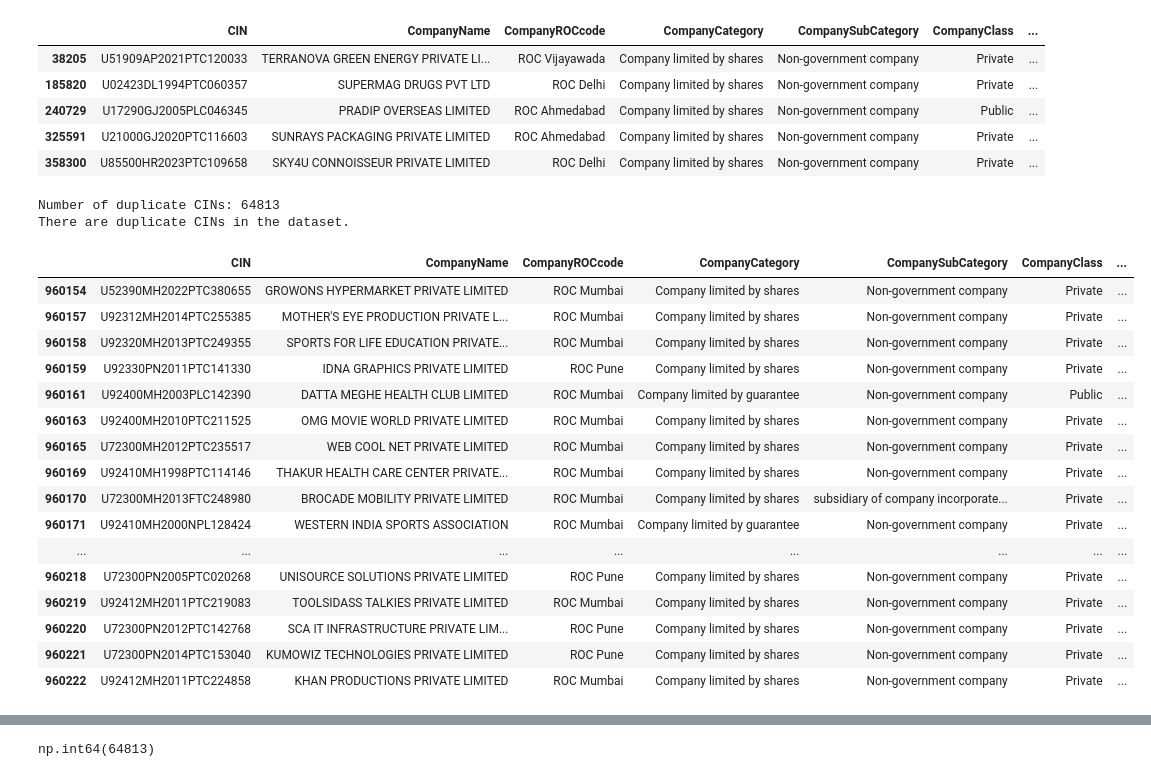
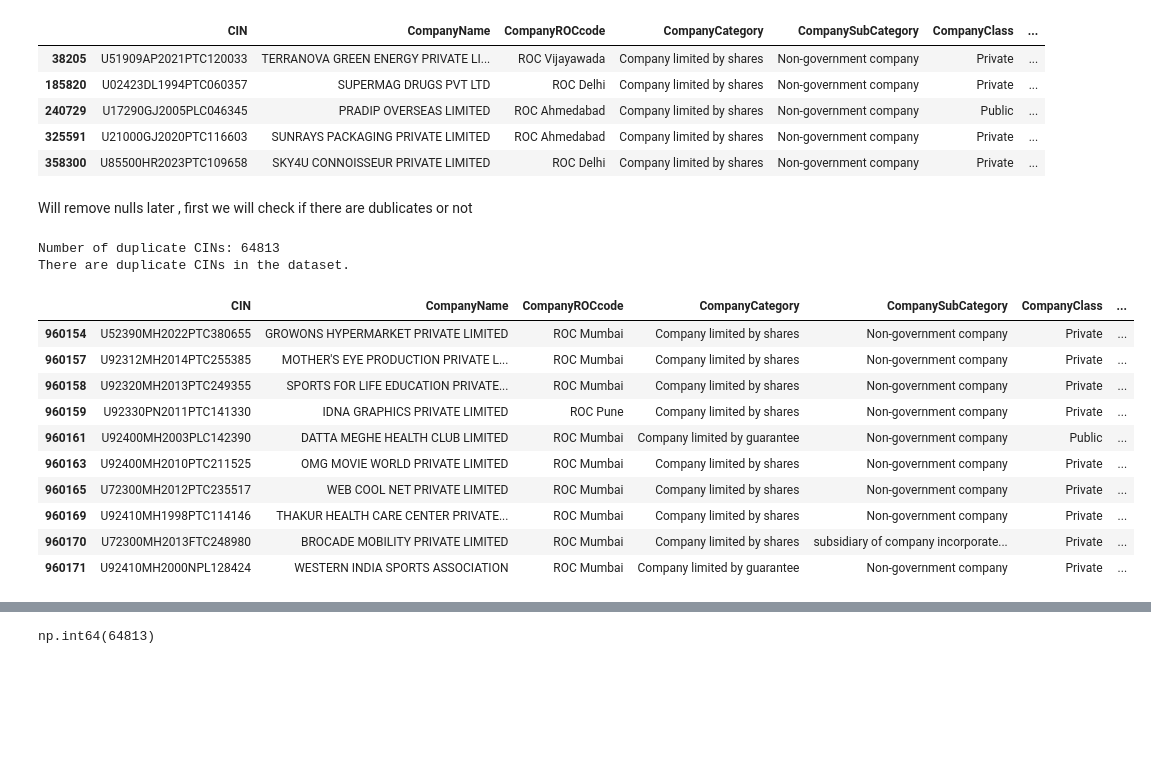
Before and after one commit to pi-mishra/Business-Formation-Trends-Market-Segmentation-for-Compliance-Services-in-India, a Jupyter notebook: analysis.ipynb, the cells around one changed output, grey strips where cells are left out. Drawn from its saved outputs; the diff is of its cells as text; code cells hidden in the pictures; blank space fills up the shorter version.

```diff
--- a/analysis.ipynb
+++ b/analysis.ipynb
@@ -16,7 +34,7 @@ import matplotlib.ticker as mticker
 # %% [markdown]
 ## 📂 Data ingestion and data prepration
 # %%
-folder_path = R"D:\Downloads\MCA Data"
+folder_path = R"D:\Downloads\Python projects\MCA Data\DATA"
 
 csv_files = [f for f in os.listdir(folder_path) if f.endswith('.csv')]
 print(f"Total CSV files: {len(csv_files)}")
@@ -165,6 +188,8 @@ nulls.head()
 | 240729 | U17290GJ2005PLC046345 | PRADIP OVERSEAS LIMITED | ROC Ahmedabad | Company limited by shares | Non-government company | Public | ... |
 | 325591 | U21000GJ2020PTC116603 | SUNRAYS PACKAGING PRIVATE LIMITED | ROC Ahmedabad | Company limited by shares | Non-government company | Private | ... |
 | 358300 | U85500HR2023PTC109658 | SKY4U CONNOISSEUR PRIVATE LIMITED | ROC Delhi | Company limited by shares | Non-government company | Private | ... |
+# %% [markdown]
+Will remove nulls later , first we will check if there are dublicates or not
 # %%
 # Check for duplicates in the 'CIN' column
 duplicate_count = merged_df['CIN'].duplicated().sum()
@@ -179,25 +204,19 @@ Number of duplicate CINs: 64813
 There are duplicate CINs in the dataset.
 # %%
 duplicated_cin_df = merged_df[merged_df['CIN'].duplicated(keep=False)]
-duplicated_cin_df.head(50)
+duplicated_cin_df.head(10)
 # %% [output]
 |  | CIN | CompanyName | CompanyROCcode | CompanyCategory | CompanySubCategory | CompanyClass | ... |
 | 960154 | U52390MH2022PTC380655 | GROWONS HYPERMARKET PRIVATE LIMITED | ROC Mumbai | Company limited by shares | Non-government company | Private | ... |
 | 960157 | U92312MH2014PTC255385 | MOTHER'S EYE PRODUCTION PRIVATE L... | ROC Mumbai | Company limited by shares | Non-government company | Private | ... |
 | 960158 | U92320MH2013PTC249355 | SPORTS FOR LIFE EDUCATION PRIVATE... | ROC Mumbai | Company limited by shares | Non-government company | Private | ... |
 | 960159 | U92330PN2011PTC141330 | IDNA GRAPHICS PRIVATE LIMITED | ROC Pune | Company limited by shares | Non-government company | Private | ... |
 | 960161 | U92400MH2003PLC142390 | DATTA MEGHE HEALTH CLUB LIMITED | ROC Mumbai | Company limited by guarantee | Non-government company | Public | ... |
 | 960163 | U92400MH2010PTC211525 | OMG MOVIE WORLD PRIVATE LIMITED | ROC Mumbai | Company limited by shares | Non-government company | Private | ... |
 | 960165 | U72300MH2012PTC235517 | WEB COOL NET PRIVATE LIMITED | ROC Mumbai | Company limited by shares | Non-government company | Private | ... |
 | 960169 | U92410MH1998PTC114146 | THAKUR HEALTH CARE CENTER PRIVATE... | ROC Mumbai | Company limited by shares | Non-government company | Private | ... |
 | 960170 | U72300MH2013FTC248980 | BROCADE MOBILITY PRIVATE LIMITED | ROC Mumbai | Company limited by shares | subsidiary of company incorporate... | Private | ... |
 | 960171 | U92410MH2000NPL128424 | WESTERN INDIA SPORTS ASSOCIATION | ROC Mumbai | Company limited by guarantee | Non-government company | Private | ... |
-| ... | ... | ... | ... | ... | ... | ... | ... |
-| 960218 | U72300PN2005PTC020268 | UNISOURCE SOLUTIONS PRIVATE LIMITED | ROC Pune | Company limited by shares | Non-government company | Private | ... |
-| 960219 | U92412MH2011PTC219083 | TOOLSIDASS TALKIES PRIVATE LIMITED | ROC Mumbai | Company limited by shares | Non-government company | Private | ... |
-| 960220 | U72300PN2012PTC142768 | SCA IT INFRASTRUCTURE PRIVATE LIM... | ROC Pune | Company limited by shares | Non-government company | Private | ... |
-| 960221 | U72300PN2014PTC153040 | KUMOWIZ TECHNOLOGIES PRIVATE LIMITED | ROC Pune | Company limited by shares | Non-government company | Private | ... |
-| 960222 | U92412MH2011PTC224858 | KHAN PRODUCTIONS PRIVATE LIMITED | ROC Mumbai | Company limited by shares | Non-government company | Private | ... |
 # %%
 # Sort duplicated_cin_df by CIN to group duplicates together
 duplicated_cin_df = duplicated_cin_df.sort_values(by='CIN')
```
Also changed, not shown: parts of 15 cells of this notebook, 1 other file.
